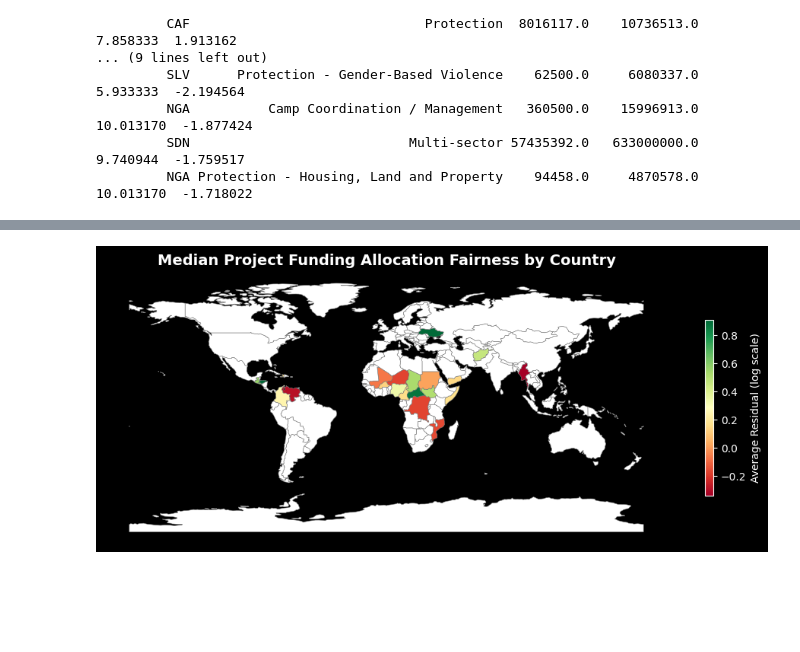
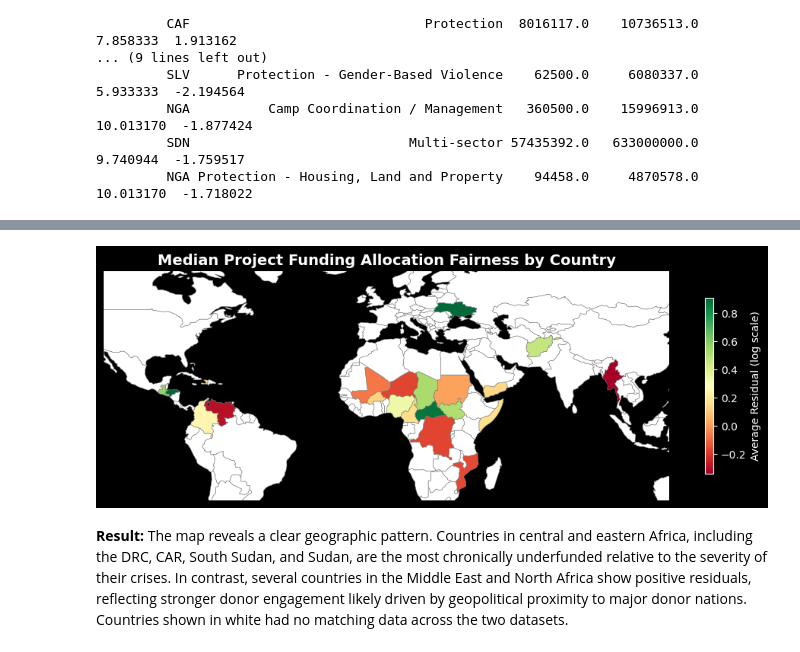
Before and after one commit to LorenzoCalda/ETH-Datathon-2026, a Jupyter notebook: Code/country_requirements.ipynb, the cells around one changed output, grey strips where cells are left out. Drawn from its saved outputs; the diff is of its cells as text; code cells hidden in the pictures; blank space fills up the shorter version.

```diff
--- a/Code/country_requirements.ipynb
+++ b/Code/country_requirements.ipynb
@@ -428,31 +494,36 @@ if 'iso_a3' not in world.columns:
     if 'ISO_A3' in world.columns:
         world = world.rename(columns={'ISO_A3': 'iso_a3'})
     elif 'ADM0_A3' in world.columns:
         world = world.rename(columns={'ADM0_A3': 'iso_a3'})
 world = world.rename(columns={'iso_a3': 'iso3'})
 world = world.merge(
     a3.groupby('iso3')['residual'].median().reset_index(),
     left_on='iso3', right_on='iso3', how='left'
 )
 
 fig, ax = plt.subplots(figsize=(12, 6))
 fig.patch.set_facecolor('black')
 ax.set_facecolor('black')
 
 world.plot(
     column='residual',
     cmap='RdYlGn',
     legend=True,
     ax=ax,
     edgecolor='grey',
     linewidth=0.4,
     legend_kwds={'label': "Average Residual (log scale)", 'shrink': 0.5},
     missing_kwds={'color': "#FFFFFF"}
 )
 
+ax.set_xlim(-115, 120)
+ax.set_ylim(-30, 65)
+
 ax.set_title('Median Project Funding Allocation Fairness by Country',
              fontsize=14, fontweight='bold', color='white')
 ax.set_axis_off()
 plt.show()
 # %% [output]
-[figure, old version]
+[figure, new version]
+# %% [markdown]
+**Result:** The map reveals a clear geographic pattern. Countries in central and eastern Africa, including the DRC, CAR, South Sudan, and Sudan, are the most chronically underfunded relative to the severity of their crises. In contrast, several countries in the Middle East and North Africa show positive residuals, reflecting stronger donor engagement likely driven by geopolitical proximity to major donor nations. Countries shown in white had no matching data across the two datasets.
```
Also changed, not shown: parts of 12 cells of this notebook.
